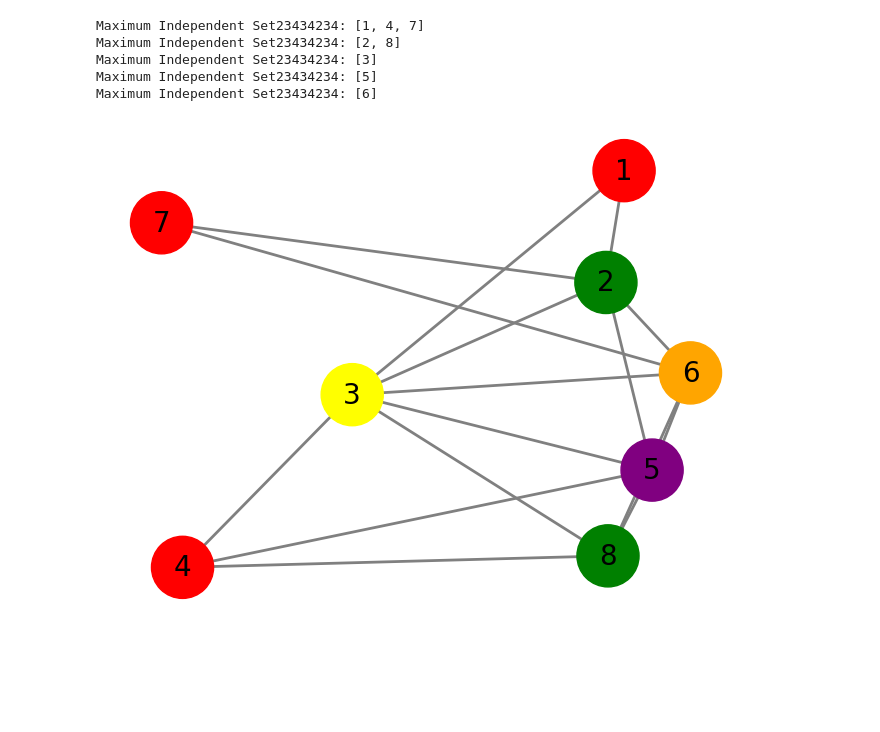
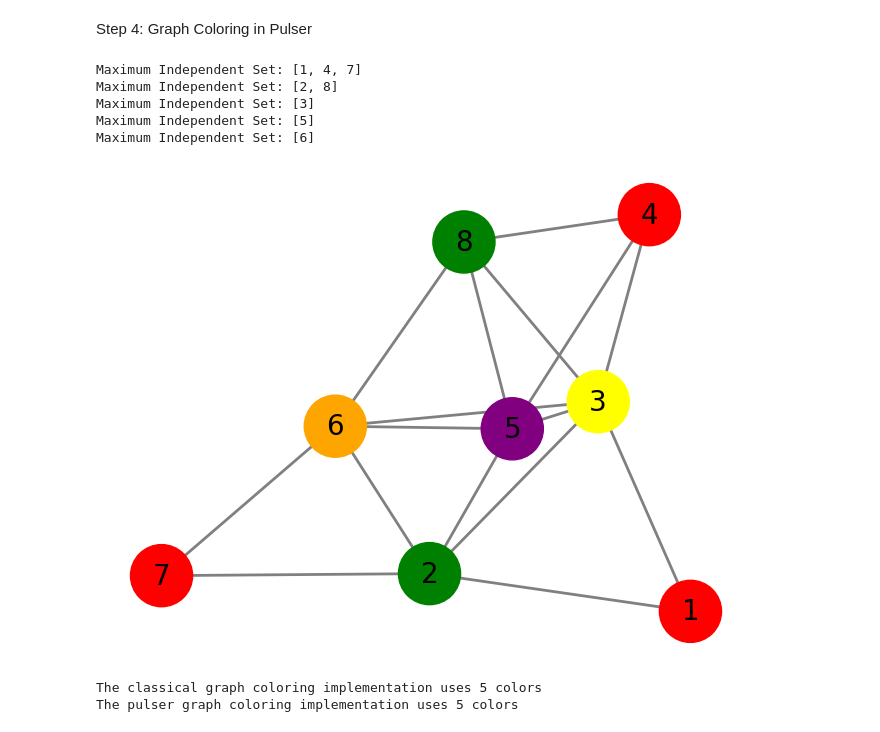
Before and after one commit to Gogolexicomatisation/Graph-Coloring, a Jupyter notebook: simulation.ipynb, the cells around one changed output. Drawn from its saved outputs; the diff is of its cells as text; code cells hidden in the pictures; blank space fills up the shorter version.

```diff
--- a/simulation.ipynb
+++ b/simulation.ipynb
@@ -61,29 +81,38 @@ Maximum Independent Set23434234: [2, 4]
-# %%
-antenna_1 = (0, 0)
-antenna_2 = (3, 5.2)
-antenna_3 = (6, 0)
-antenna_4 = (9, -5.2)
-antenna_5 = (9, 0)
-antenna_6 = (9, 5.2)
-antenna_7 = (9, 10.4)
-antenna_8 = (12, 0)
-
-antennas = [antenna_1, antenna_2, antenna_3, antenna_4, antenna_5, antenna_6, antenna_7, antenna_8]
-# maximum_distance = 10
-
-adjacent_list = model_antenna_frequency(antennas, 8.7)[0]
-
-graph = Graph(len(antennas))
-graph.add_adjacency_list(adjacent_list)
-graph.color_graph(pulser_color_graph(antennas, 8.7))
-graph.visualize()
-
-# color = pulser_color_graph(antennas, maximum_distance)
-# print(color)
-# %% [output]
-Maximum Independent Set23434234: [1, 4, 7]
-Maximum Independent Set23434234: [2, 8]
-Maximum Independent Set23434234: [3]
-Maximum Independent Set23434234: [5]
-Maximum Independent Set23434234: [6]
-[figure, removed]
+# %% [markdown]
+Step 4: Graph Coloring in Pulser
+# %%
+# We use the step1 antenna's coordinates
+
+adjacent_list = model_antenna_frequency(antennas, max_interference_distance)[0]
+
+# Graph initialization
+graph_pulser = Graph(len(antennas))
+
+# Create adjacency list
+graph_pulser.add_adjacency_list(adjacent_list)
+
+# Color graph by repetitively calling MIS (see step3.py)
+graph_pulser.color_graph(pulser_color_graph(antennas, max_interference_distance))
+
+# Plot Graph
+graph_pulser.visualize()
+# %% [output]
+Maximum Independent Set: [1, 4, 7]
+Maximum Independent Set: [2, 8]
+Maximum Independent Set: [3]
+Maximum Independent Set: [5]
+Maximum Independent Set: [6]
+[figure, added]
+# %%
+# Get unique colors
+unique_colors_classic = set(graph_classic.colors.values())
+num_colors_classic = len(unique_colors_classic)
+
+unique_colors_pulser = set(graph_pulser.colors.values())
+num_colors_pulser = len(unique_colors_pulser)
+
+print(f"The classical graph coloring implementation uses {num_colors_classic} colors")
+print(f"The pulser graph coloring implementation uses {num_colors_pulser} colors")
+# %% [output]
+The classical graph coloring implementation uses 5 colors
+The pulser graph coloring implementation uses 5 colors
```
Also changed, not shown: parts of 8 cells of this notebook, 3 other files.
